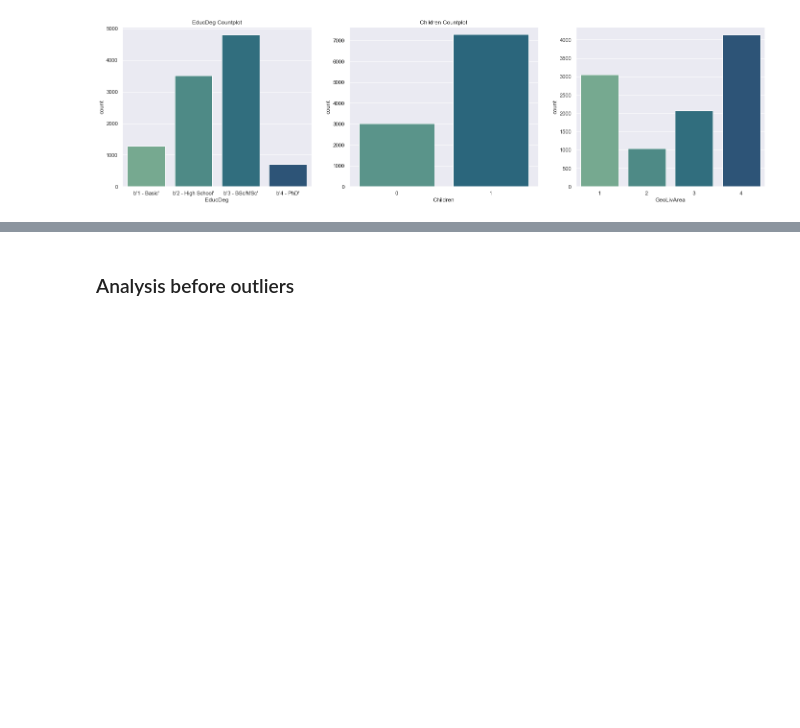
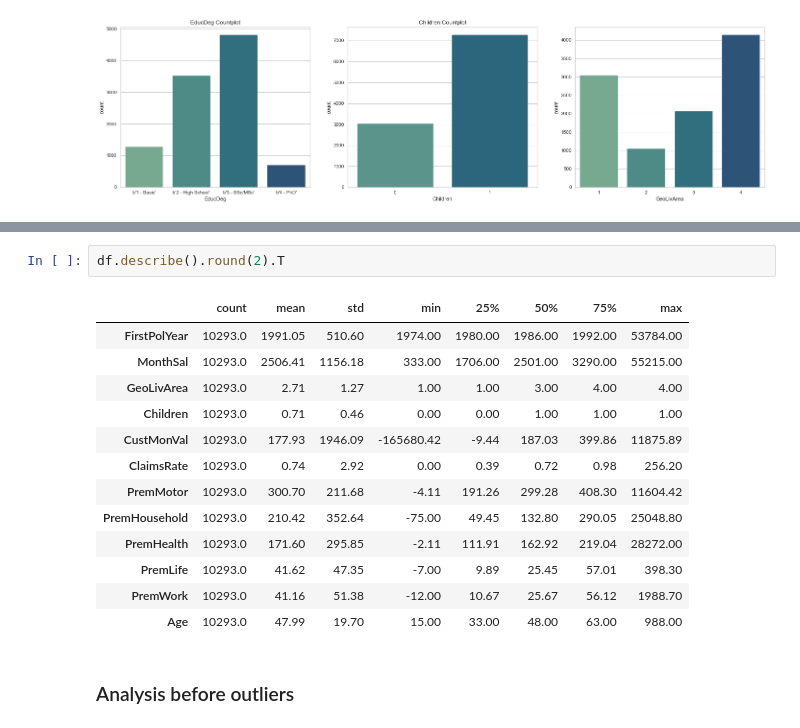
Before and after one commit to henrymmarques/DMProject, a Jupyter notebook: V2.0-preprocess.ipynb, the cells around one changed output, grey strips where cells are left out. Cells and saved outputs as stored; diff of their text form; blank space fills up the shorter version.

```diff
--- a/V2.0-preprocess.ipynb
+++ b/V2.0-preprocess.ipynb
@@ -316,6 +332,22 @@ df.describe(include='all').T
 | PremLife | 10293.0 | NaN | NaN | NaN | 41.616451 | 47.353344 | -7.0 | 9.89 | 25.45 | 57.01 | 398.3 |
 | PremWork | 10293.0 | NaN | NaN | NaN | 41.155432 | 51.381233 | -12.0 | 10.67 | 25.67 | 56.12 | 1988.7 |
 | Age | 10293.0 | NaN | NaN | NaN | 47.994365 | 19.70243 | 15.0 | 33.0 | 48.0 | 63.0 | 988.0 |
+# %%
+df.describe().round(2).T
+# %% [output]
+|  | count | mean | std | min | 25% | 50% | 75% | max |
+| FirstPolYear | 10293.0 | 1991.05 | 510.60 | 1974.00 | 1980.00 | 1986.00 | 1992.00 | 53784.00 |
+| MonthSal | 10293.0 | 2506.41 | 1156.18 | 333.00 | 1706.00 | 2501.00 | 3290.00 | 55215.00 |
+| GeoLivArea | 10293.0 | 2.71 | 1.27 | 1.00 | 1.00 | 3.00 | 4.00 | 4.00 |
+| Children | 10293.0 | 0.71 | 0.46 | 0.00 | 0.00 | 1.00 | 1.00 | 1.00 |
+| CustMonVal | 10293.0 | 177.93 | 1946.09 | -165680.42 | -9.44 | 187.03 | 399.86 | 11875.89 |
+| ClaimsRate | 10293.0 | 0.74 | 2.92 | 0.00 | 0.39 | 0.72 | 0.98 | 256.20 |
+| PremMotor | 10293.0 | 300.70 | 211.68 | -4.11 | 191.26 | 299.28 | 408.30 | 11604.42 |
+| PremHousehold | 10293.0 | 210.42 | 352.64 | -75.00 | 49.45 | 132.80 | 290.05 | 25048.80 |
+| PremHealth | 10293.0 | 171.60 | 295.85 | -2.11 | 111.91 | 162.92 | 219.04 | 28272.00 |
+| PremLife | 10293.0 | 41.62 | 47.35 | -7.00 | 9.89 | 25.45 | 57.01 | 398.30 |
+| PremWork | 10293.0 | 41.16 | 51.38 | -12.00 | 10.67 | 25.67 | 56.12 | 1988.70 |
+| Age | 10293.0 | 47.99 | 19.70 | 15.00 | 33.00 | 48.00 | 63.00 | 988.00 |
 # %% [markdown]
 ### Analysis before outliers
 # %%
```
Also changed, not shown: parts of 6 cells of this notebook.
